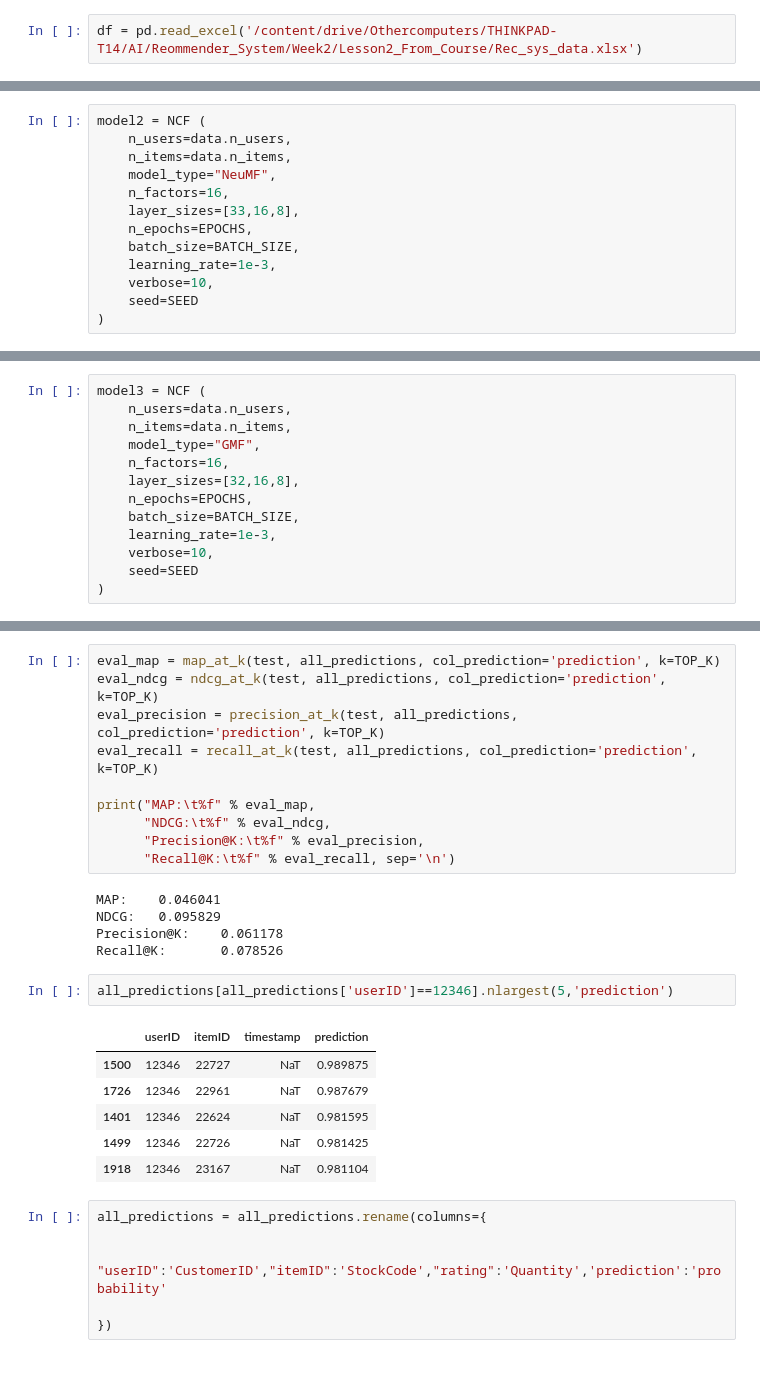
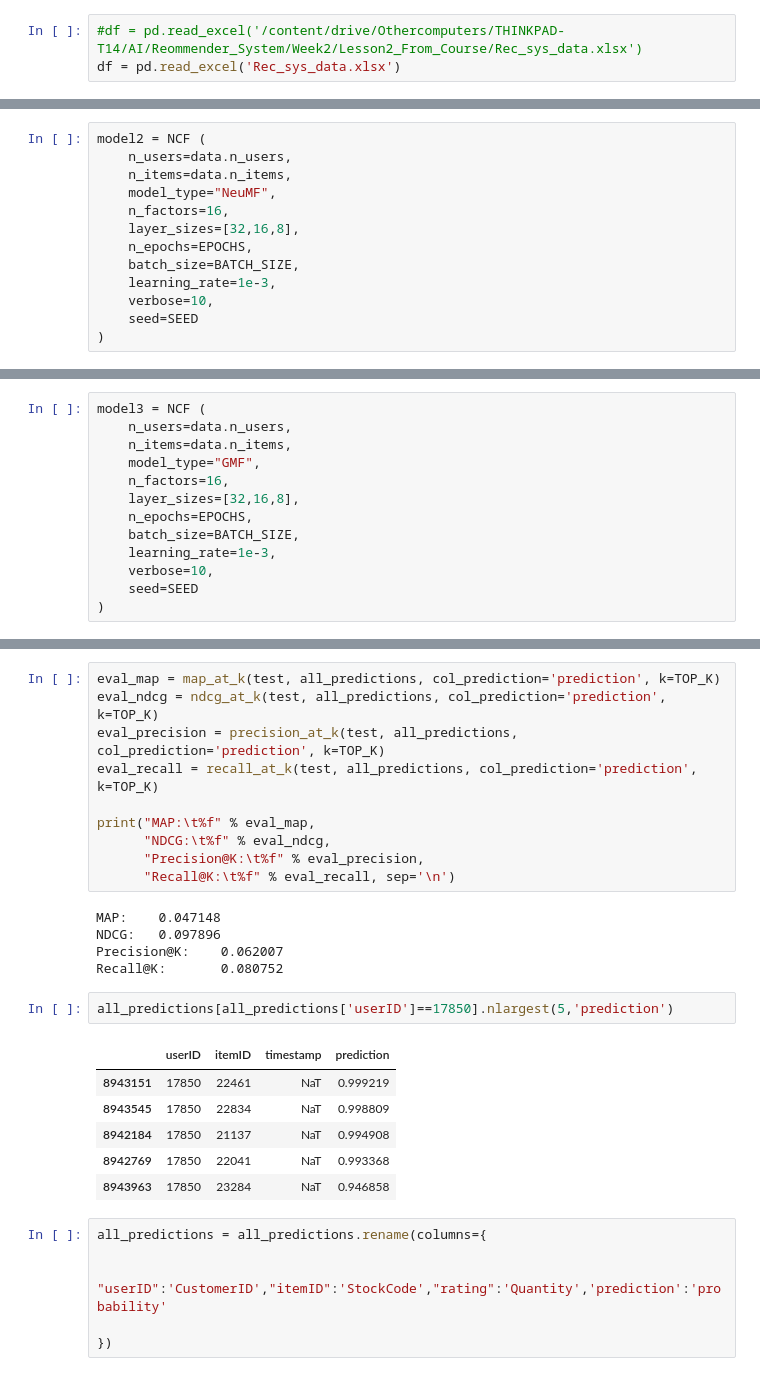
Before and after one commit to falawar7/AAI_635O, a Jupyter notebook: Week3/FE_DL_Experimenting_With_NCF_Based_Recommendation_Systems.ipynb, the cells around one changed output, grey strips where cells are left out. Saved outputs shown, nothing was run; the diff lists cells and outputs as text.

```diff
--- a/Week3/FE_DL_Experimenting_With_NCF_Based_Recommendation_Systems.ipynb
+++ b/Week3/FE_DL_Experimenting_With_NCF_Based_Recommendation_Systems.ipynb
@@ -134,5 +75,6 @@ Mounted at /content/drive
 # %%
-df = pd.read_excel('/content/drive/Othercomputers/THINKPAD-T14/AI/Reommender_System/Week2/Lesson2_From_Course/Rec_sys_data.xlsx')
+#df = pd.read_excel('/content/drive/Othercomputers/THINKPAD-T14/AI/Reommender_System/Week2/Lesson2_From_Course/Rec_sys_data.xlsx')
+df = pd.read_excel('Rec_sys_data.xlsx')
 # %%
 df= df[['CustomerID','StockCode','Quantity','DeliveryDate']]
 # %%
@@ -368,7 +357,7 @@ model2 = NCF (
     n_items=data.n_items,
     model_type="NeuMF",
     n_factors=16,
-    layer_sizes=[33,16,8],
+    layer_sizes=[32,16,8],
     n_epochs=EPOCHS,
     batch_size=BATCH_SIZE,
     learning_rate=1e-3,
@@ -569,19 +568,19 @@ print("MAP:\t%f" % eval_map,
       "Precision@K:\t%f" % eval_precision,
       "Recall@K:\t%f" % eval_recall, sep='\n')
 # %% [output]
-MAP:    0.046041
-NDCG:   0.095829
-Precision@K:    0.061178
-Recall@K:       0.078526
+MAP:    0.047148
+NDCG:   0.097896
+Precision@K:    0.062007
+Recall@K:       0.080752
 # %%
-all_predictions[all_predictions['userID']==12346].nlargest(5,'prediction')
+all_predictions[all_predictions['userID']==17850].nlargest(5,'prediction')
 # %% [output]
 |  | userID | itemID | timestamp | prediction |
-| 1500 | 12346 | 22727 | NaT | 0.989875 |
-| 1726 | 12346 | 22961 | NaT | 0.987679 |
-| 1401 | 12346 | 22624 | NaT | 0.981595 |
-| 1499 | 12346 | 22726 | NaT | 0.981425 |
-| 1918 | 12346 | 23167 | NaT | 0.981104 |
+| 8943151 | 17850 | 22461 | NaT | 0.999219 |
+| 8943545 | 17850 | 22834 | NaT | 0.998809 |
+| 8942184 | 17850 | 21137 | NaT | 0.994908 |
+| 8942769 | 17850 | 22041 | NaT | 0.993368 |
+| 8943963 | 17850 | 23284 | NaT | 0.946858 |
 # %%
 all_predictions = all_predictions.rename(columns={
 
```
Also changed, not shown: parts of 69 cells of this notebook.
